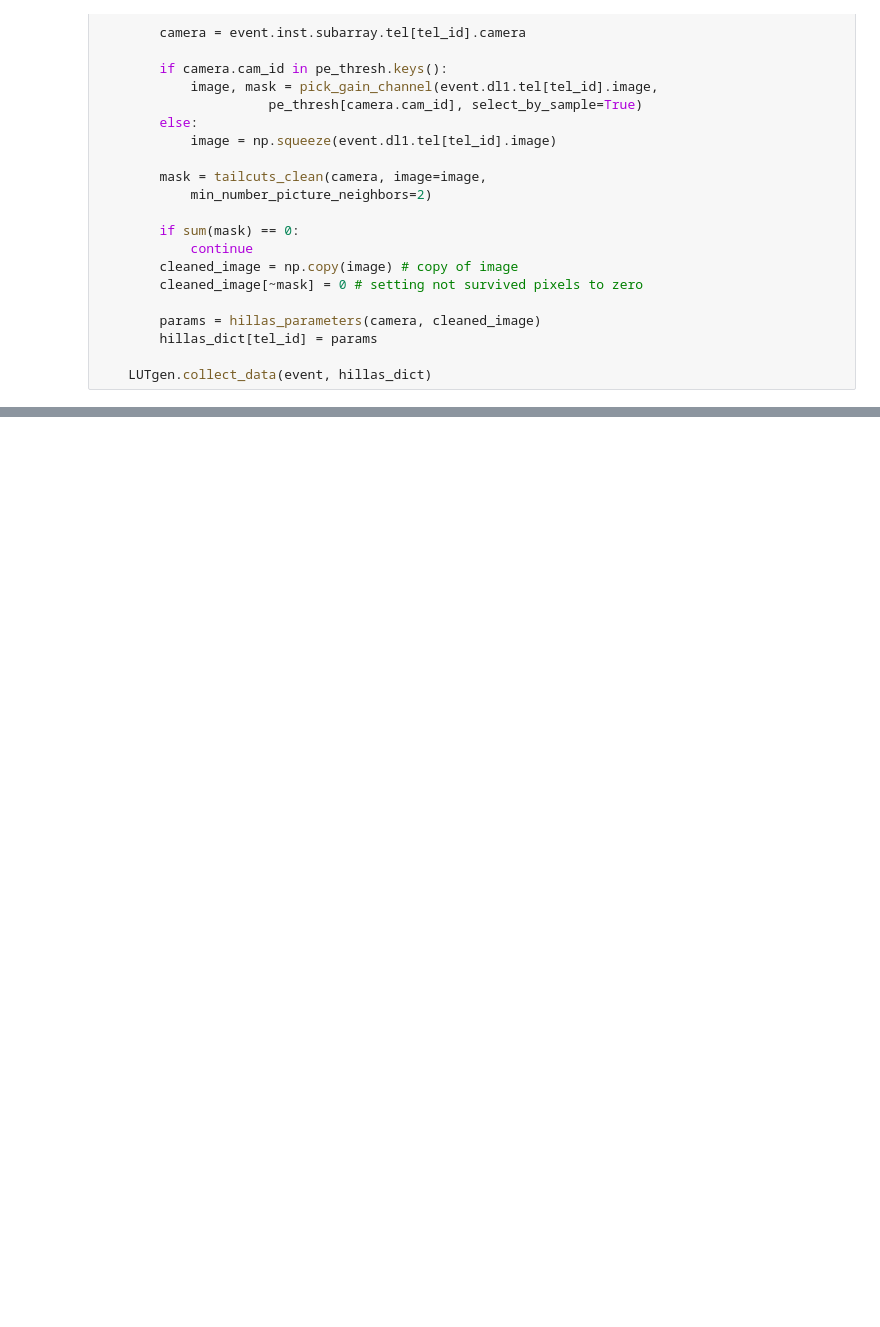
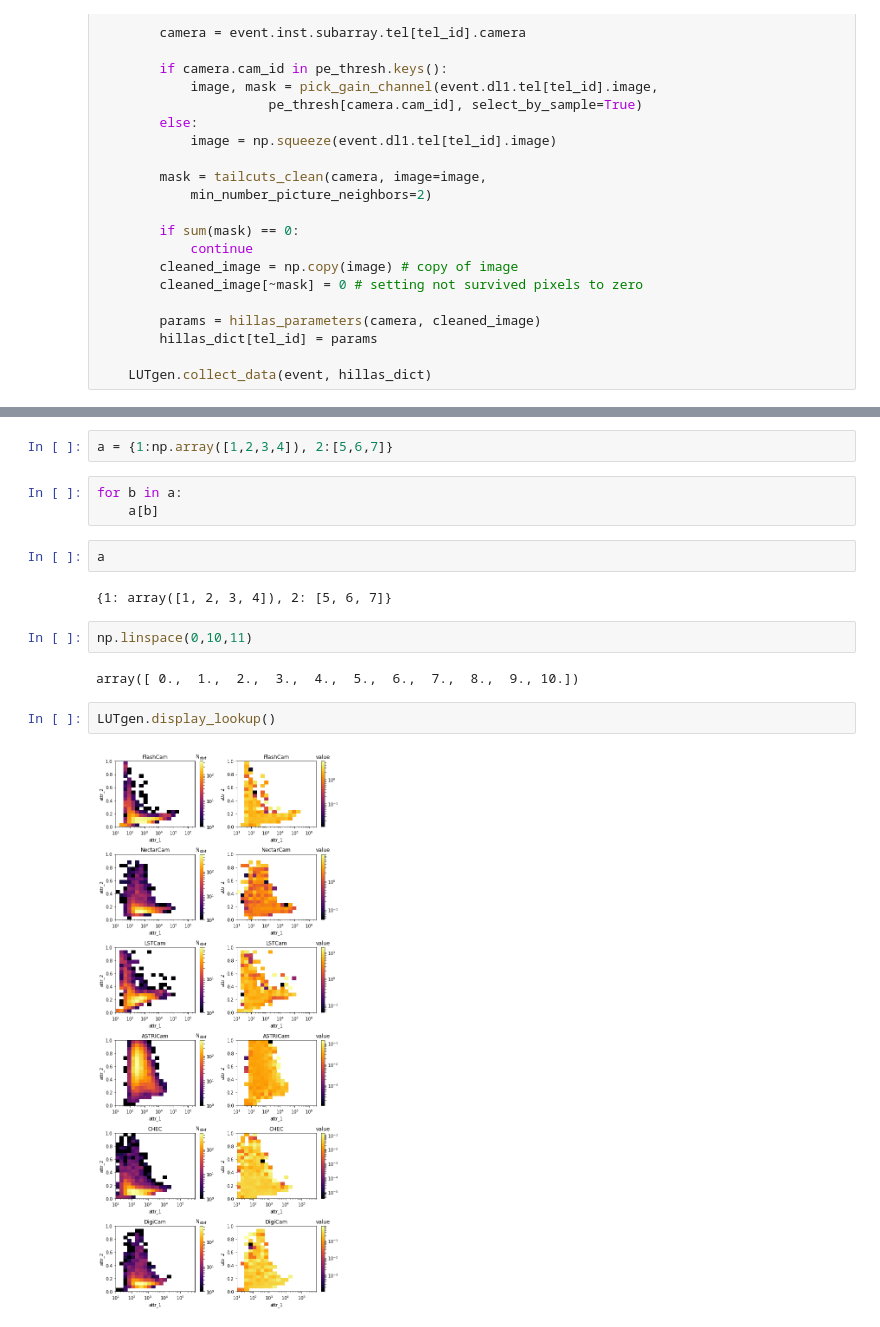
Before and after one commit to mireianievas/konsta_cta, a Jupyter notebook: Notebooks/direction_reco/AngularResolution.ipynb, the cells around one changed output, grey strips where cells are left out. Saved outputs shown, nothing was run; the diff lists cells and outputs as text; blank space fills up the shorter version.

```diff
--- a/Notebooks/direction_reco/AngularResolution.ipynb
+++ b/Notebooks/direction_reco/AngularResolution.ipynb
@@ -1321,0 +620,17 @@ params.x
+# %%
+a = {1:np.array([1,2,3,4]), 2:[5,6,7]}
+# %%
+for b in a:
+    a[b]
+# %%
+a
+# %% [output]
+{1: array([1, 2, 3, 4]), 2: [5, 6, 7]}
+# %%
+np.linspace(0,10,11)
+# %% [output]
+array([ 0.,  1.,  2.,  3.,  4.,  5.,  6.,  7.,  8.,  9., 10.])
+# %%
+LUTgen.display_lookup()
+# %% [output]
+[figure, added]
```
Also changed, not shown: parts of 77 cells of this notebook, 2 other files.
